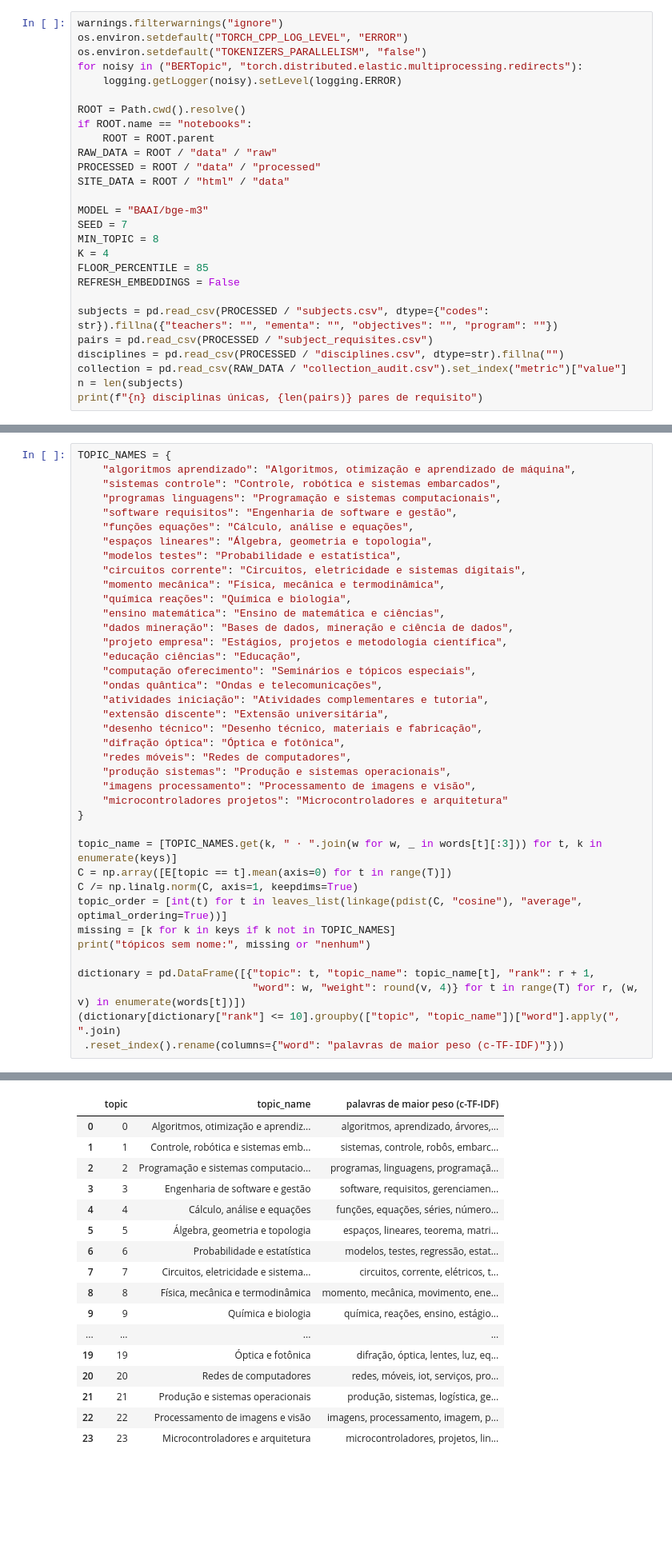
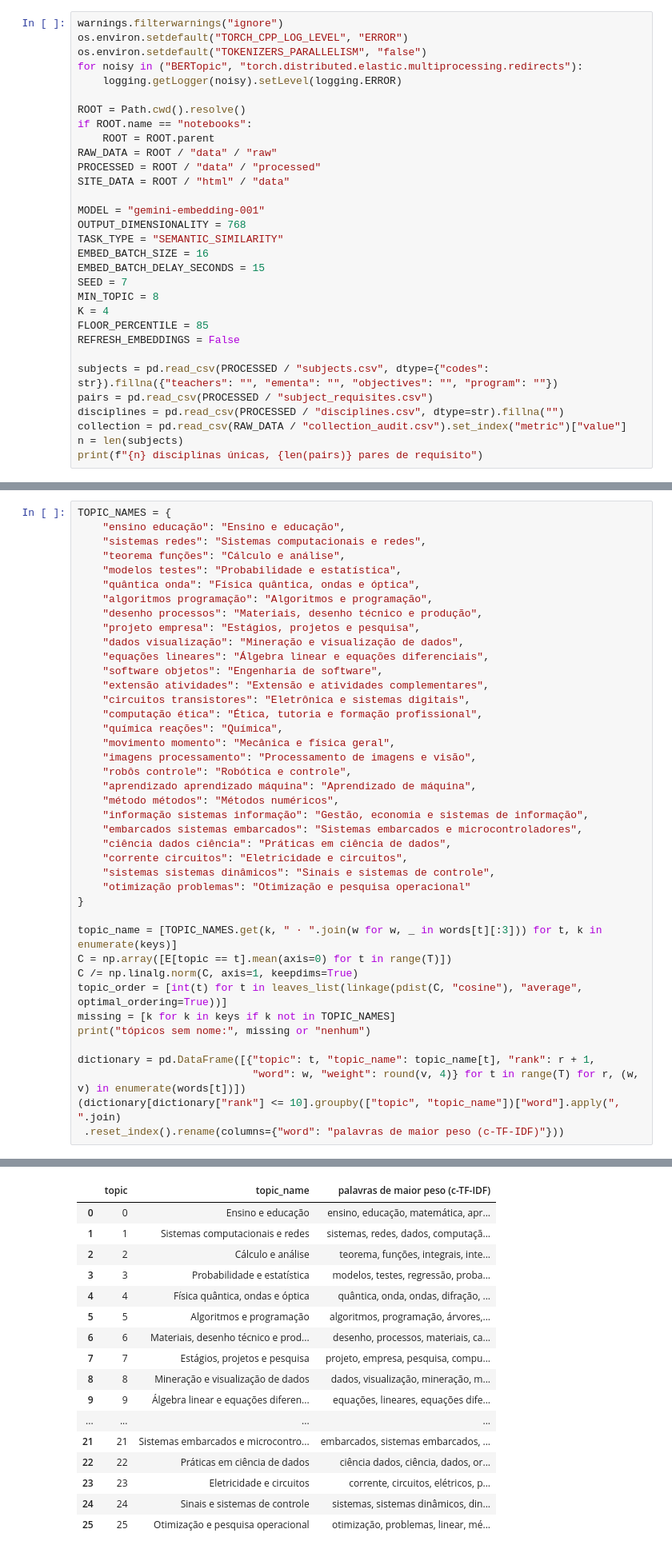
Before and after one commit to gcarbs1/study-icmc, a Jupyter notebook: notebooks/02-methodology.ipynb, the cells around one changed output, grey strips where cells are left out. Shown at 80% size. Saved outputs shown, nothing was run; the diff lists cells and outputs as text; blank space fills up the shorter version.

```diff
--- a/notebooks/02-methodology.ipynb
+++ b/notebooks/02-methodology.ipynb
@@ -56,7 +59,11 @@ RAW_DATA = ROOT / "data" / "raw"
 PROCESSED = ROOT / "data" / "processed"
 SITE_DATA = ROOT / "html" / "data"
 
-MODEL = "BAAI/bge-m3"
+MODEL = "gemini-embedding-001"
+OUTPUT_DIMENSIONALITY = 768
+TASK_TYPE = "SEMANTIC_SIMILARITY"
+EMBED_BATCH_SIZE = 16
+EMBED_BATCH_DELAY_SECONDS = 15
 SEED = 7
 MIN_TOPIC = 8
 K = 4
@@ -219,62 +277,64 @@ O BERTopic entrega palavras, não nomes. Cada tópico recebe um nome curto a par
 A ordem dos tópicos na visualização (e, com ela, a ordem das cores) segue as folhas de um dendrograma de ligação média sobre os centróides dos tópicos: tópicos parecidos ficam lado a lado e recebem matizes vizinhos.
 # %%
 TOPIC_NAMES = {
-    "algoritmos aprendizado": "Algoritmos, otimização e aprendizado de máquina",
-    "sistemas controle": "Controle, robótica e sistemas embarcados",
-    "programas linguagens": "Programação e sistemas computacionais",
-    "software requisitos": "Engenharia de software e gestão",
-    "funções equações": "Cálculo, análise e equações",
-    "espaços lineares": "Álgebra, geometria e topologia",
+    "ensino educação": "Ensino e educação",
+    "sistemas redes": "Sistemas computacionais e redes",
+    "teorema funções": "Cálculo e análise",
     "modelos testes": "Probabilidade e estatística",
-    "circuitos corrente": "Circuitos, eletricidade e sistemas digitais",
-    "momento mecânica": "Física, mecânica e termodinâmica",
-    "química reações": "Química e biologia",
-    "ensino matemática": "Ensino de matemática e ciências",
-    "dados mineração": "Bases de dados, mineração e ciência de dados",
-    "projeto empresa": "Estágios, projetos e metodologia científica",
-    "educação ciências": "Educação",
-    "computação oferecimento": "Seminários e tópicos especiais",
-    "ondas quântica": "Ondas e telecomunicações",
-    "atividades iniciação": "Atividades complementares e tutoria",
-    "extensão discente": "Extensão universitária",
-    "desenho técnico": "Desenho técnico, materiais e fabricação",
-    "difração óptica": "Óptica e fotônica",
-    "redes móveis": "Redes de computadores",
-    "produção sistemas": "Produção e sistemas operacionais",
+    "quântica onda": "Física quântica, ondas e óptica",
+    "algoritmos programação": "Algoritmos e programação",
+    "desenho processos": "Materiais, desenho técnico e produção",
+    "projeto empresa": "Estágios, projetos e pesquisa",
+    "dados visualização": "Mineração e visualização de dados",
+    "equações lineares": "Álgebra linear e equações diferenciais",
+    "software objetos": "Engenharia de software",
+    "extensão atividades": "Extensão e atividades complementares",
+    "circuitos transistores": "Eletrônica e sistemas digitais",
+    "computação ética": "Ética, tutoria e formação profissional",
+    "química reações": "Química",
+    "movimento momento": "Mecânica e física geral",
     "imagens processamento": "Processamento de imagens e visão",
-    "microcontroladores projetos": "Microcontroladores e arquitetura"
+    "robôs controle": "Robótica e controle",
+    "aprendizado aprendizado máquina": "Aprendizado de máquina",
+    "método métodos": "Métodos numéricos",
+    "informação sistemas informação": "Gestão, economia e sistemas de informação",
+    "embarcados sistemas embarcados": "Sistemas embarcados e microcontroladores",
+    "ciência dados ciência": "Práticas em ciência de dados",
+    "corrente circuitos": "Eletricidade e circuitos",
+    "sistemas sistemas dinâmicos": "Sinais e sistemas de controle",
+    "otimização problemas": "Otimização e pesquisa operacional"
 }
 
 topic_name = [TOPIC_NAMES.get(k, " · ".join(w for w, _ in words[t][:3])) for t, k in enumerate(keys)]
 C = np.array([E[topic == t].mean(axis=0) for t in range(T)])
 C /= np.linalg.norm(C, axis=1, keepdims=True)
 topic_order = [int(t) for t in leaves_list(linkage(pdist(C, "cosine"), "average", optimal_ordering=True))]
 missing = [k for k in keys if k not in TOPIC_NAMES]
 print("tópicos sem nome:", missing or "nenhum")
 
 dictionary = pd.DataFrame([{"topic": t, "topic_name": topic_name[t], "rank": r + 1,
                             "word": w, "weight": round(v, 4)} for t in range(T) for r, (w, v) in enumerate(words[t])])
 (dictionary[dictionary["rank"] <= 10].groupby(["topic", "topic_name"])["word"].apply(", ".join)
  .reset_index().rename(columns={"word": "palavras de maior peso (c-TF-IDF)"}))
 # %% [output]
 tópicos sem nome: nenhum
 |  | topic | topic_name | palavras de maior peso (c-TF-IDF) |
-| 0 | 0 | Algoritmos, otimização e aprendiz... | algoritmos, aprendizado, árvores,... |
-| 1 | 1 | Controle, robótica e sistemas emb... | sistemas, controle, robôs, embarc... |
-| 2 | 2 | Programação e sistemas computacio... | programas, linguagens, programaçã... |
-| 3 | 3 | Engenharia de software e gestão | software, requisitos, gerenciamen... |
-| 4 | 4 | Cálculo, análise e equações | funções, equações, séries, número... |
-| 5 | 5 | Álgebra, geometria e topologia | espaços, lineares, teorema, matri... |
-| 6 | 6 | Probabilidade e estatística | modelos, testes, regressão, estat... |
-| 7 | 7 | Circuitos, eletricidade e sistema... | circuitos, corrente, elétricos, t... |
-| 8 | 8 | Física, mecânica e termodinâmica | momento, mecânica, movimento, ene... |
-| 9 | 9 | Química e biologia | química, reações, ensino, estágio... |
+| 0 | 0 | Ensino e educação | ensino, educação, matemática, apr... |
+| 1 | 1 | Sistemas computacionais e redes | sistemas, redes, dados, computaçã... |
+| 2 | 2 | Cálculo e análise | teorema, funções, integrais, inte... |
+| 3 | 3 | Probabilidade e estatística | modelos, testes, regressão, proba... |
+| 4 | 4 | Física quântica, ondas e óptica | quântica, onda, ondas, difração, ... |
+| 5 | 5 | Algoritmos e programação | algoritmos, programação, árvores,... |
+| 6 | 6 | Materiais, desenho técnico e prod... | desenho, processos, materiais, ca... |
+| 7 | 7 | Estágios, projetos e pesquisa | projeto, empresa, pesquisa, compu... |
+| 8 | 8 | Mineração e visualização de dados | dados, visualização, mineração, m... |
+| 9 | 9 | Álgebra linear e equações diferen... | equações, lineares, equações dife... |
 | ... | ... | ... | ... |
-| 19 | 19 | Óptica e fotônica | difração, óptica, lentes, luz, eq... |
-| 20 | 20 | Redes de computadores | redes, móveis, iot, serviços, pro... |
-| 21 | 21 | Produção e sistemas operacionais | produção, sistemas, logística, ge... |
-| 22 | 22 | Processamento de imagens e visão | imagens, processamento, imagem, p... |
-| 23 | 23 | Microcontroladores e arquitetura | microcontroladores, projetos, lin... |
+| 21 | 21 | Sistemas embarcados e microcontro... | embarcados, sistemas embarcados, ... |
+| 22 | 22 | Práticas em ciência de dados | ciência dados, ciência, dados, or... |
+| 23 | 23 | Eletricidade e circuitos | corrente, circuitos, elétricos, p... |
+| 24 | 24 | Sinais e sistemas de controle | sistemas, sistemas dinâmicos, din... |
+| 25 | 25 | Otimização e pesquisa operacional | otimização, problemas, linear, mé... |
 # %% [markdown]
 ## **6. Rede e mapa**
 
```
Also changed, not shown: parts of 12 cells of this notebook, 20 other files.
